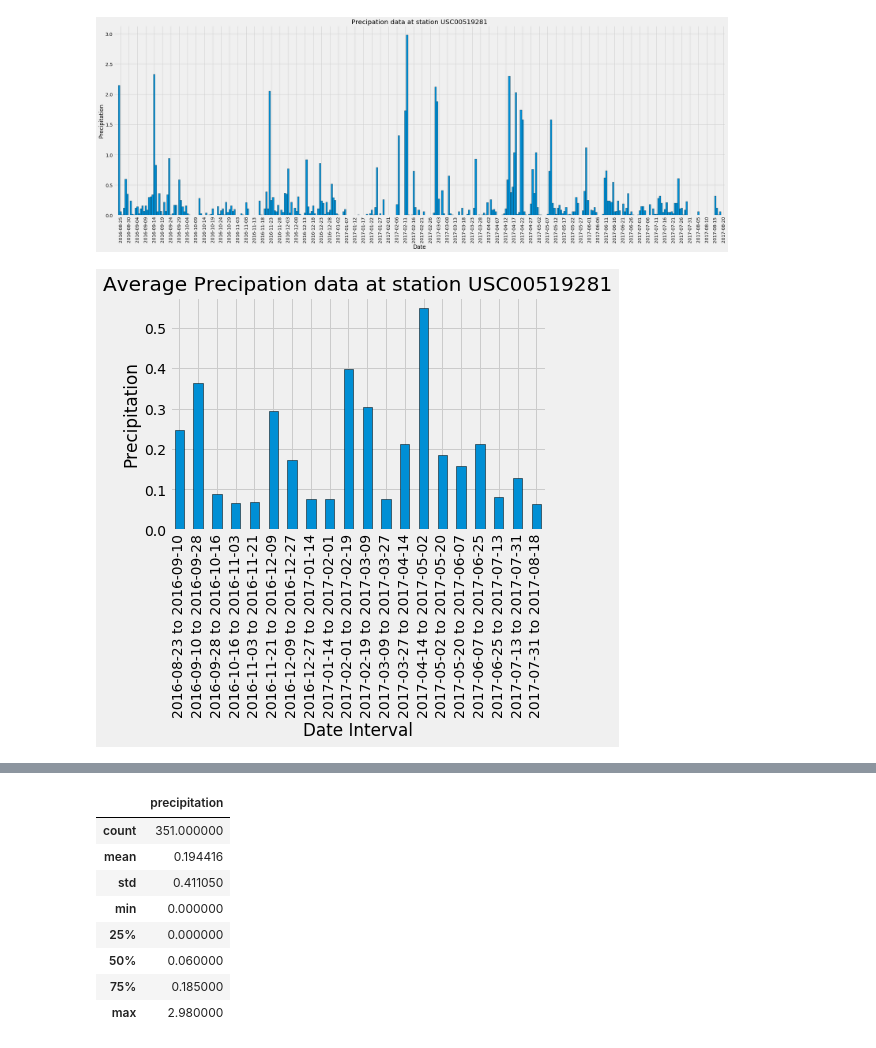
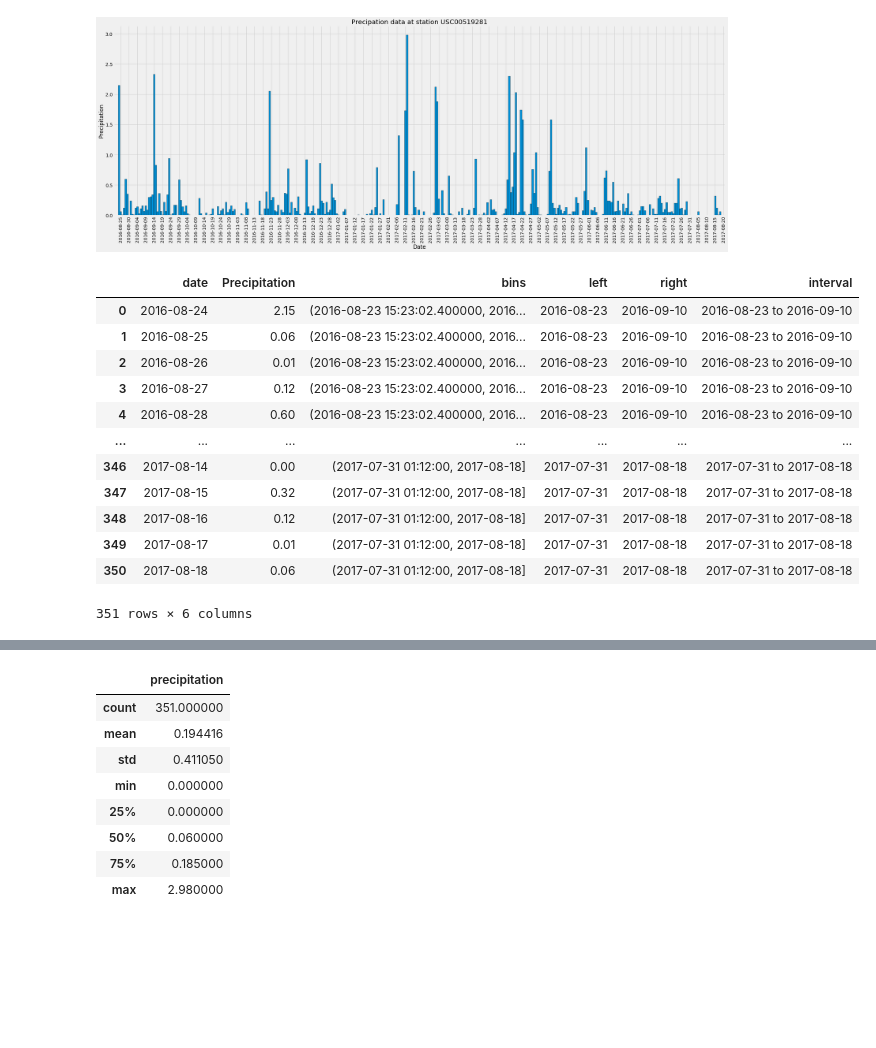
Before and after one commit to JeremyBrent/SQLAlchemy, a Jupyter notebook: climateanalysis.ipynb, the cells around one changed output, grey strips where cells are left out. Drawn from its saved outputs; the diff is of its cells as text; code cells hidden in the pictures; blank space fills up the shorter version.

```diff
--- a/climateanalysis.ipynb
+++ b/climateanalysis.ipynb
@@ -102,22 +130,28 @@ plt.show()
 # %%
 bins = pd.cut(x,20)
 
 dfbins = pd.DataFrame({"date":x,"Precipitation":y,"bins":bins})
 
-dfbins["left"] = [ x.left.strftime('%Y-%m-%d') for x in dfbins["bins"]]
+dfbins["left"] = [x.left.strftime('%Y-%m-%d') for x in dfbins["bins"]]
 
 
-dfbins["right"] = [ x.right.strftime('%Y-%m-%d') for x in dfbins["bins"]]
+dfbins["right"] = [x.right.strftime('%Y-%m-%d') for x in dfbins["bins"]]
 dfbins["right"]
 
 dfbins['interval'] = dfbins['left'] + " to "  + dfbins['right']
 
-dfbins2 = dfbins.groupby('interval').mean()
-dfbins2.plot(kind='bar',legend=False,edgecolor='black')
-plt.title(f"Average Precipation data at station {prcp_at_station}")
-plt.ylabel("Precipitation")
-plt.xlabel("Date Interval")
-plt.grid(which='minor',axis='x')
-plt.show()
+dfbins
 # %% [output]
-[figure, removed]
+|  | date | Precipitation | bins | left | right | interval |
+| 0 | 2016-08-24 | 2.15 | (2016-08-23 15:23:02.400000, 2016... | 2016-08-23 | 2016-09-10 | 2016-08-23 to 2016-09-10 |
+| 1 | 2016-08-25 | 0.06 | (2016-08-23 15:23:02.400000, 2016... | 2016-08-23 | 2016-09-10 | 2016-08-23 to 2016-09-10 |
+| 2 | 2016-08-26 | 0.01 | (2016-08-23 15:23:02.400000, 2016... | 2016-08-23 | 2016-09-10 | 2016-08-23 to 2016-09-10 |
+| 3 | 2016-08-27 | 0.12 | (2016-08-23 15:23:02.400000, 2016... | 2016-08-23 | 2016-09-10 | 2016-08-23 to 2016-09-10 |
+| 4 | 2016-08-28 | 0.60 | (2016-08-23 15:23:02.400000, 2016... | 2016-08-23 | 2016-09-10 | 2016-08-23 to 2016-09-10 |
+| ... | ... | ... | ... | ... | ... | ... |
+| 346 | 2017-08-14 | 0.00 | (2017-07-31 01:12:00, 2017-08-18] | 2017-07-31 | 2017-08-18 | 2017-07-31 to 2017-08-18 |
+| 347 | 2017-08-15 | 0.32 | (2017-07-31 01:12:00, 2017-08-18] | 2017-07-31 | 2017-08-18 | 2017-07-31 to 2017-08-18 |
+| 348 | 2017-08-16 | 0.12 | (2017-07-31 01:12:00, 2017-08-18] | 2017-07-31 | 2017-08-18 | 2017-07-31 to 2017-08-18 |
+| 349 | 2017-08-17 | 0.01 | (2017-07-31 01:12:00, 2017-08-18] | 2017-07-31 | 2017-08-18 | 2017-07-31 to 2017-08-18 |
+| 350 | 2017-08-18 | 0.06 | (2017-07-31 01:12:00, 2017-08-18] | 2017-07-31 | 2017-08-18 | 2017-07-31 to 2017-08-18 |
+351 rows × 6 columns
```
Also changed, not shown: parts of 16 cells of this notebook, 1 other file.
